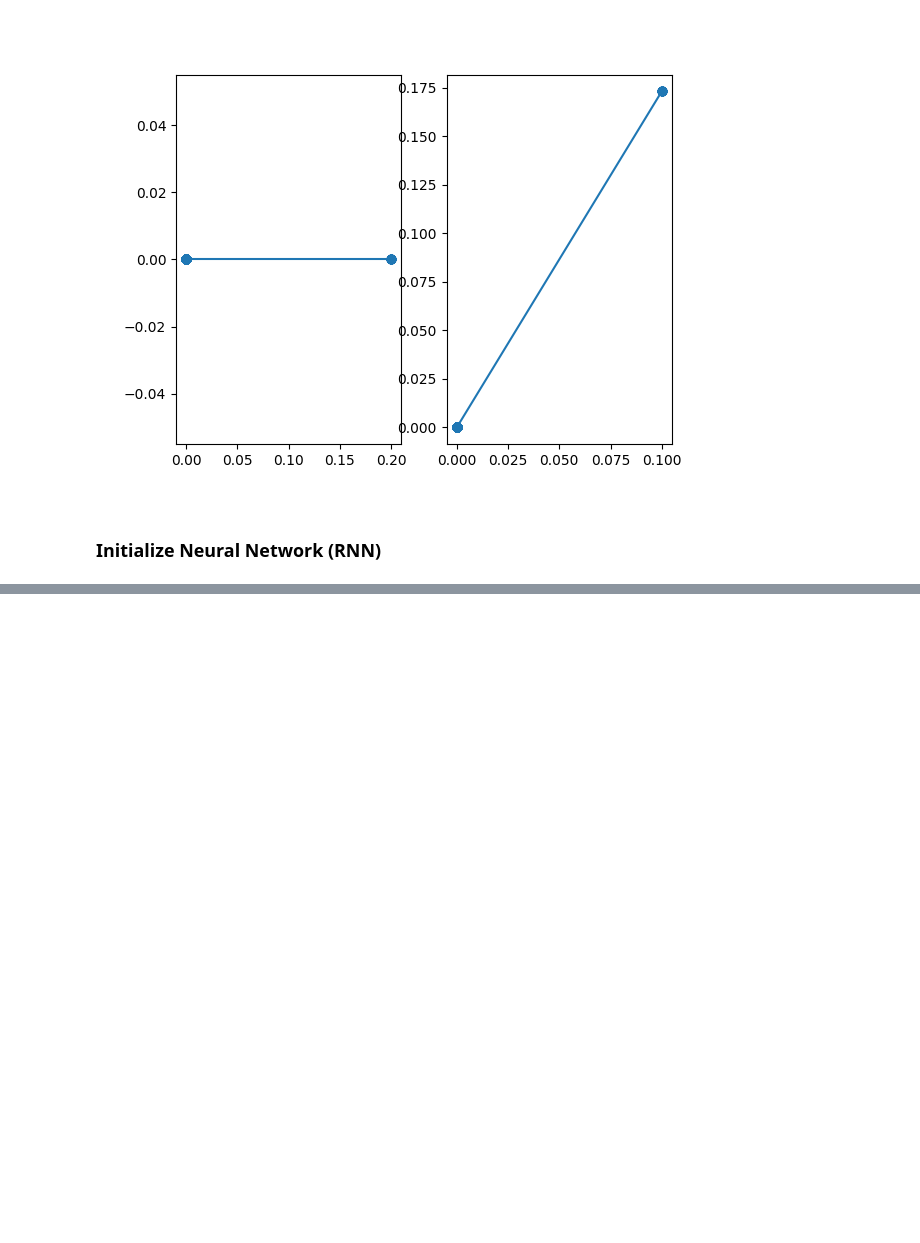
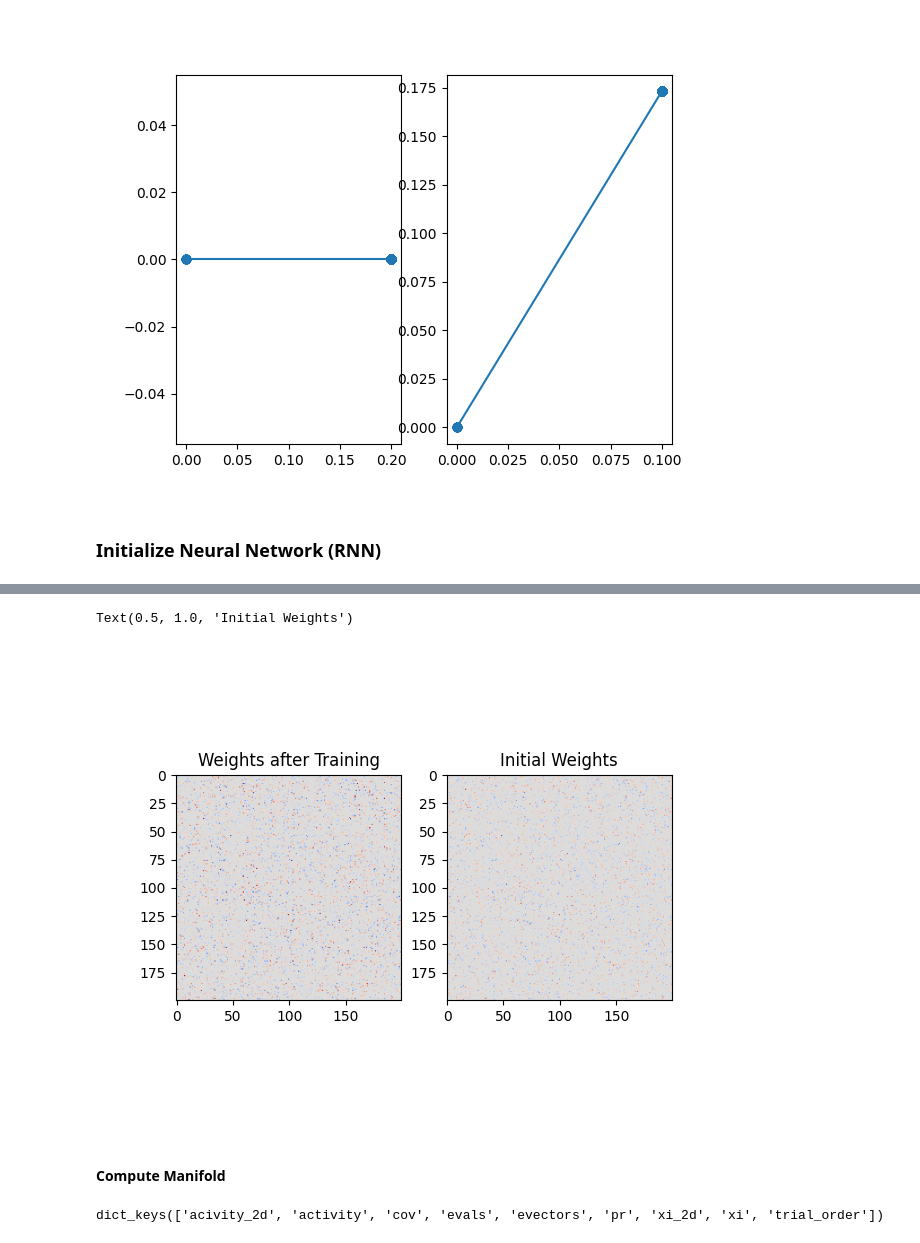
Before and after one commit to vijaynyaya/neural-manifold-and-plasticity, a Jupyter notebook: simulations/fig2_perfect_feedback_signal.ipynb, the cells around one changed output, grey strips where cells are left out. Cells and saved outputs as stored; diff of their text form; code cells hidden in the pictures; blank space fills up the shorter version.

```diff
--- a/simulations/fig2_perfect_feedback_signal.ipynb
+++ b/simulations/fig2_perfect_feedback_signal.ipynb
@@ -85,0 +116,17 @@ Text(0.5, 1.0, 'Initial Recurrent Weights')
+# %%
+w1 = network.W.copy()  # weights after initial training
+fig, axs = plt.subplots(1, 2)
+axs[0].imshow(w1, cmap='coolwarm', vmin=-1, vmax=1)
+axs[0].set_title("Weights after Training")
+axs[1].imshow(w0, cmap='coolwarm', vmin=-1, vmax=1)
+axs[1].set_title("Initial Weights")
+# %% [output]
+Text(0.5, 1.0, 'Initial Weights')
+[figure, added]
+# %% [markdown]
+#### Compute Manifold
+# %%
+manifold_dict = network.compute_manifold(N_TRIALS_BCI_MANIFOLD, stim, PULSE_LENGTH)
+manifold_dict.keys()
+# %% [output]
+dict_keys(['acivity_2d', 'activity', 'cov', 'evals', 'evectors', 'pr', 'xi_2d', 'xi', 'trial_order'])
```
Also changed, not shown: parts of 20 cells of this notebook, 3 other files.
